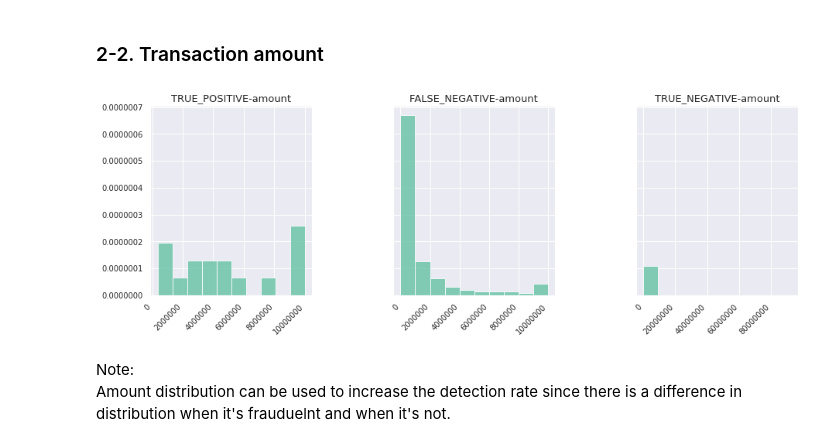
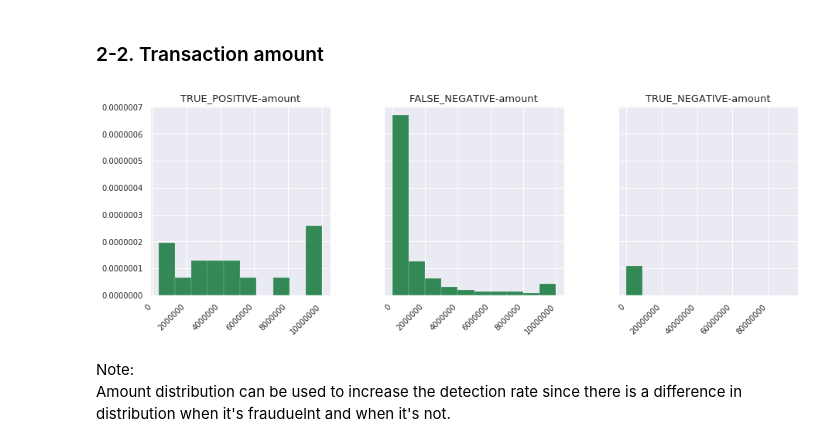
Before and after one commit to soyhyoj/CodeOp1-DA1-FraudDetectionPaysim, a Jupyter notebook: notebooks/EDA-merged.ipynb, the cells around one changed output. Cells and saved outputs as stored; diff of their text form; code cells hidden in the pictures.

```diff
--- a/notebooks/EDA-merged.ipynb
+++ b/notebooks/EDA-merged.ipynb
@@ -9,10 +9,10 @@ Data available at [kaggle](https://www.kaggle.com/ntnu-testimon/paysim1).
 # %%
 import numpy as np
 import pandas as pd
-import random
 from matplotlib import pyplot as plt
 import seaborn as sns
 sns.set()
+sns.set_context(rc = {'patch.linewidth': 0.0})
 sns.set_palette('Set2')
 
 SMALL_SIZE = 10
@@ -282,8 +309,10 @@ balances = ['oldbalanceOrg', 'newbalanceOrig', 'oldbalanceDest', 'newbalanceDest
 # %%
 # Let's compare balance of customer and recipient before & after transaction
 # (TP vs. FN vs. TN)
+sns.set_context(rc = {'patch.linewidth': 0.2})
+sns.set_palette('GnBu_d')
 
-fig, ax = plt.subplots(4, 3, figsize=(15,15))
+fig5, ax = plt.subplots(4, 3, figsize=(15,15))
 plt.subplots_adjust(hspace=.3, wspace=.3)
 
 for i, df in enumerate(df_list):
@@ -292,4 +321,5 @@ for i, df in enumerate(df_list):
         g.set_title(df_names[i].upper()+'-'+balances[j])
 
 plt.show()
+fig5.savefig('./Fig5.png', dpi=240)
 # %% [output]
@@ -303,19 +333,20 @@ Therefore, these features can be excluded for the future modeling.
 ### 2-2. Transaction amount
 # %%
 # Plot amount of each transaction (TP vs. FN vs. TN)
-
-fig, ax = plt.subplots(1, 3, figsize=(15,5), sharey=True)
-plt.subplots_adjust(wspace=.5)
+sns.set_palette('BuGn_r')
+fig6, ax = plt.subplots(1, 3, figsize=(15,5), sharey=True)
+plt.subplots_adjust(wspace=.3)
 
 for i, df in enumerate(df_list):
     g = df.amount.hist(alpha=.8, ax=ax[i], density=True) #Normalized histogram
     g.set_title(df_names[i].upper()+'-amount')
     g.ticklabel_format(style = 'plain')
 
-fig.autofmt_xdate(rotation=45)
+fig6.autofmt_xdate(rotation=45)
 plt.show()
+fig6.savefig('./Fig6.png', dpi=240)
 # %% [output]
-[figure, old version]
+[figure, new version]
 # %% [markdown]
 Note:<br>
 Amount distribution can be used to increase the detection rate since there is a difference in distribution when it's frauduelnt and when it's not.
```
Also changed, not shown: parts of 37 cells of this notebook.
